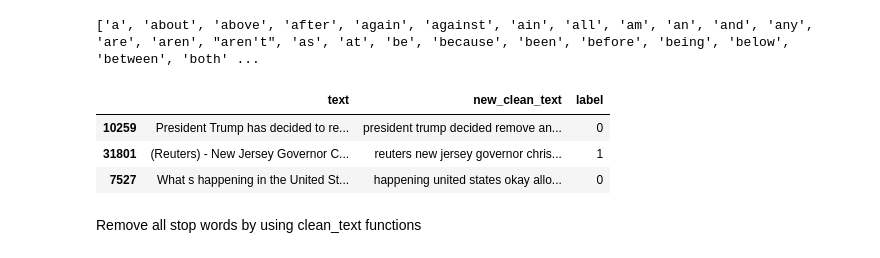
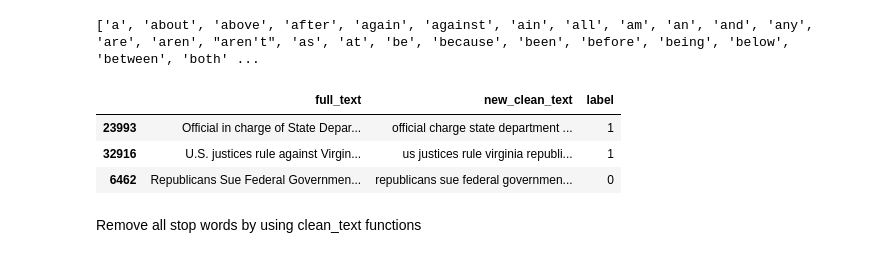
Before and after one commit to MasumAhmed19/Fake-News-Lite-Detector, a Jupyter notebook: fake-news-lite-detector.ipynb, the cells around one changed output. Saved outputs shown, nothing was run; the diff lists cells and outputs as text; code cells hidden in the pictures.

```diff
--- a/fake-news-lite-detector.ipynb
+++ b/fake-news-lite-detector.ipynb
@@ -71,9 +71,11 @@ df = pd.concat([fake, true], ignore_index=True)
 print(df.shape)
 # %% [output]
 (44898, 5)
+# %%
+df['full_text'] = df['title'].fillna('')+" "+ df['text']
+df = df[['full_text', 'label']].copy()
 # %%
-df = df[['text', 'label']].copy()
-
+print(df.sample(3))
 print(df.shape)
 print(df['label'].value_counts())
 # %% [output]
@@ -106,14 +116,14 @@ def clean_text(text):
     words = [w for w in words if w not in  stop_words]
     return ' '.join(words)
 # %%
-df['new_clean_text'] = df['text'].apply(clean_text)
+df['new_clean_text'] = df['full_text'].apply(clean_text)
 # %%
-df[['text', 'new_clean_text', 'label']].sample(3)
+df[['full_text', 'new_clean_text', 'label']].sample(3)
 # %% [output]
-|  | text | new_clean_text | label |
-| 10259 | President Trump has decided to re... | president trump decided remove an... | 0 |
-| 31801 | (Reuters) - New Jersey Governor C... | reuters new jersey governor chris... | 1 |
-| 7527 | What s happening in the United St... | happening united states okay allo... | 0 |
+|  | full_text | new_clean_text | label |
+| 23993 | Official in charge of State Depar... | official charge state department ... | 1 |
+| 32916 | U.S. justices rule against Virgin... | us justices rule virginia republi... | 1 |
+| 6462 | Republicans Sue Federal Governmen... | republicans sue federal governmen... | 0 |
 # %% [markdown]
 Remove all stop words by using clean_text functions
 # %% [markdown]
```
Also changed, not shown: parts of 15 cells of this notebook.
